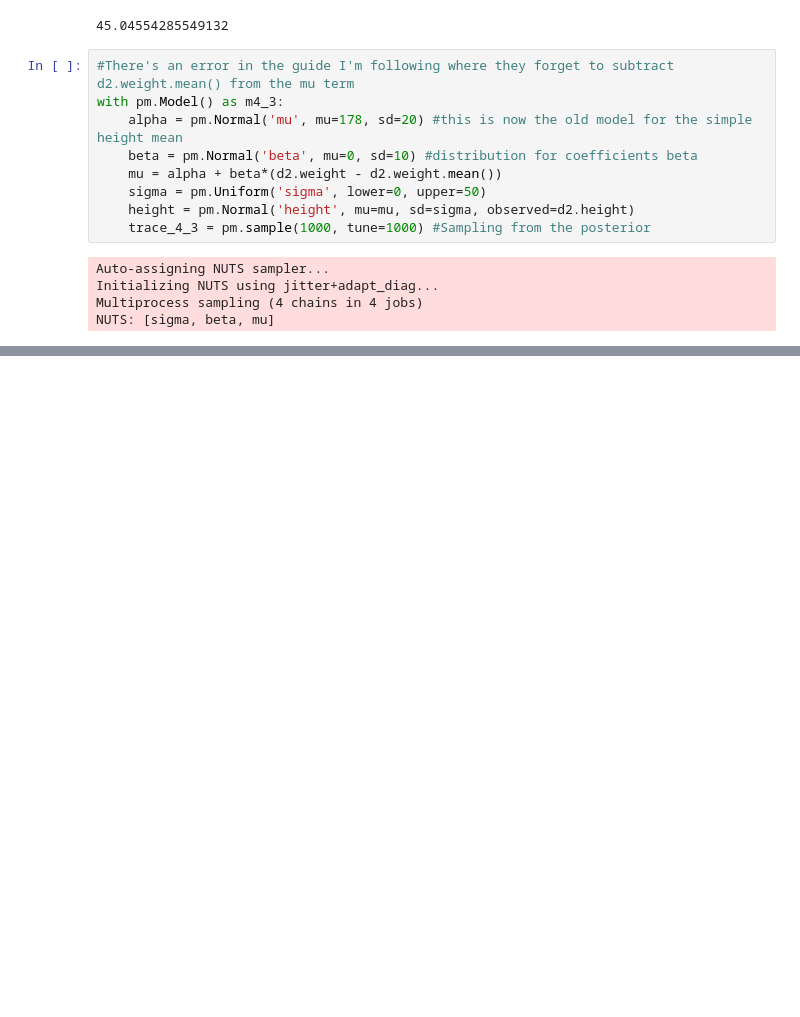
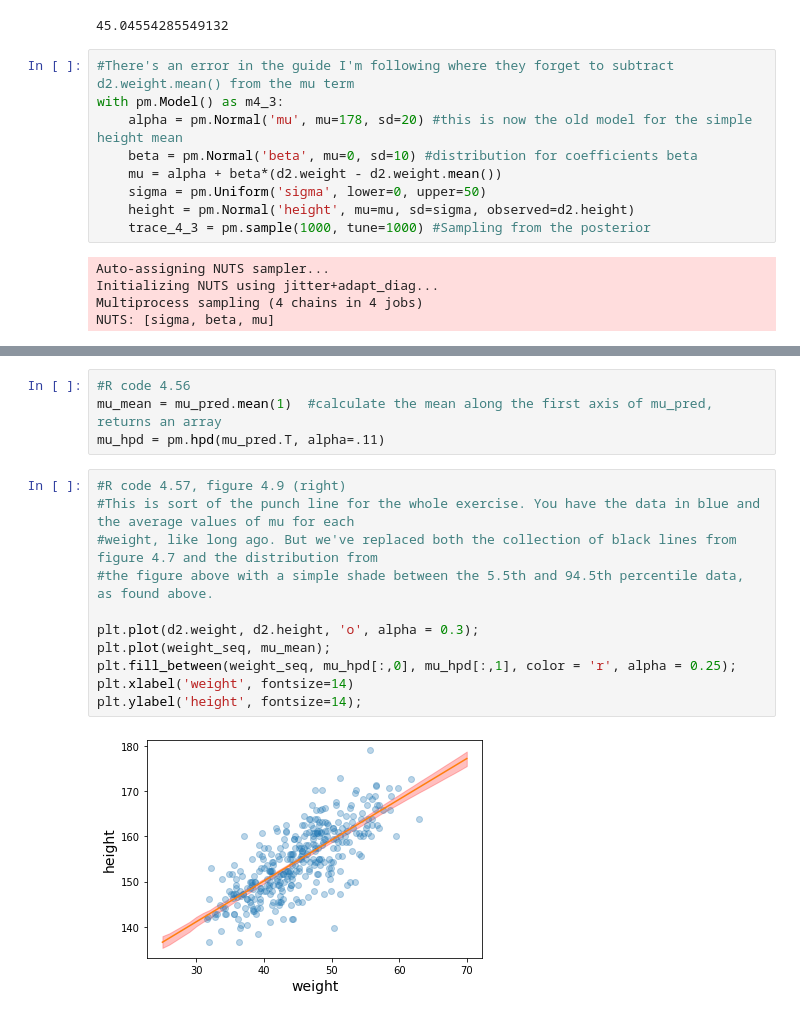
Before and after one commit to mikeviotti/Statistical_Rethinking_MV, a Jupyter notebook: Chapter_4.ipynb, the cells around one changed output, grey strips where cells are left out. Saved outputs shown, nothing was run; the diff lists cells and outputs as text; blank space fills up the shorter version.

```diff
--- a/Chapter_4.ipynb
+++ b/Chapter_4.ipynb
@@ -588,0 +667,17 @@ np.percentile(mean_at_50, [5.5,94.5])
+# %%
+#R code 4.56
+mu_mean = mu_pred.mean(1)  #calculate the mean along the first axis of mu_pred, returns an array
+mu_hpd = pm.hpd(mu_pred.T, alpha=.11)
+# %%
+#R code 4.57, figure 4.9 (right)
+#This is sort of the punch line for the whole exercise. You have the data in blue and the average values of mu for each
+#weight, like long ago. But we've replaced both the collection of black lines from figure 4.7 and the distribution from
+#the figure above with a simple shade between the 5.5th and 94.5th percentile data, as found above.
+
+plt.plot(d2.weight, d2.height, 'o', alpha = 0.3);
+plt.plot(weight_seq, mu_mean);
+plt.fill_between(weight_seq, mu_hpd[:,0], mu_hpd[:,1], color = 'r', alpha = 0.25);
+plt.xlabel('weight', fontsize=14)
+plt.ylabel('height', fontsize=14);
+# %% [output]
+[figure, added]
```
Also changed, not shown: parts of 68 cells of this notebook, 1 other file.
